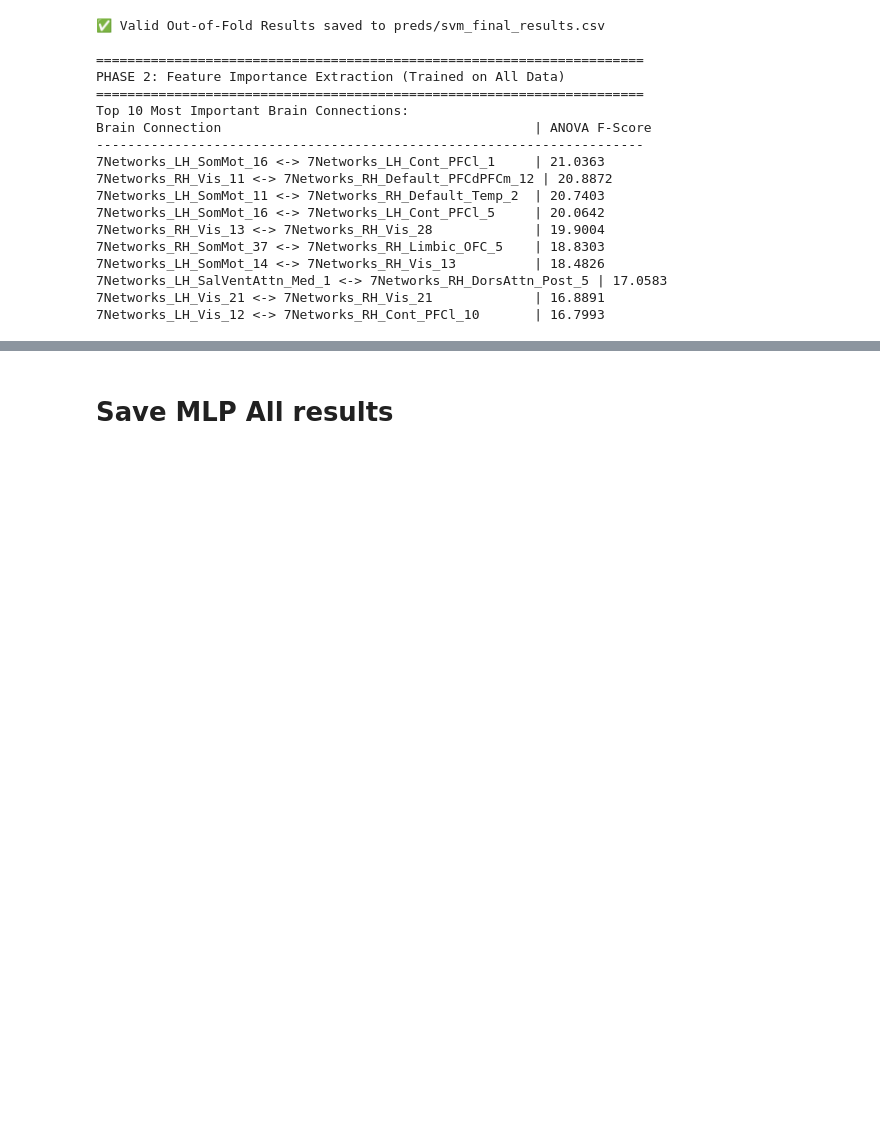
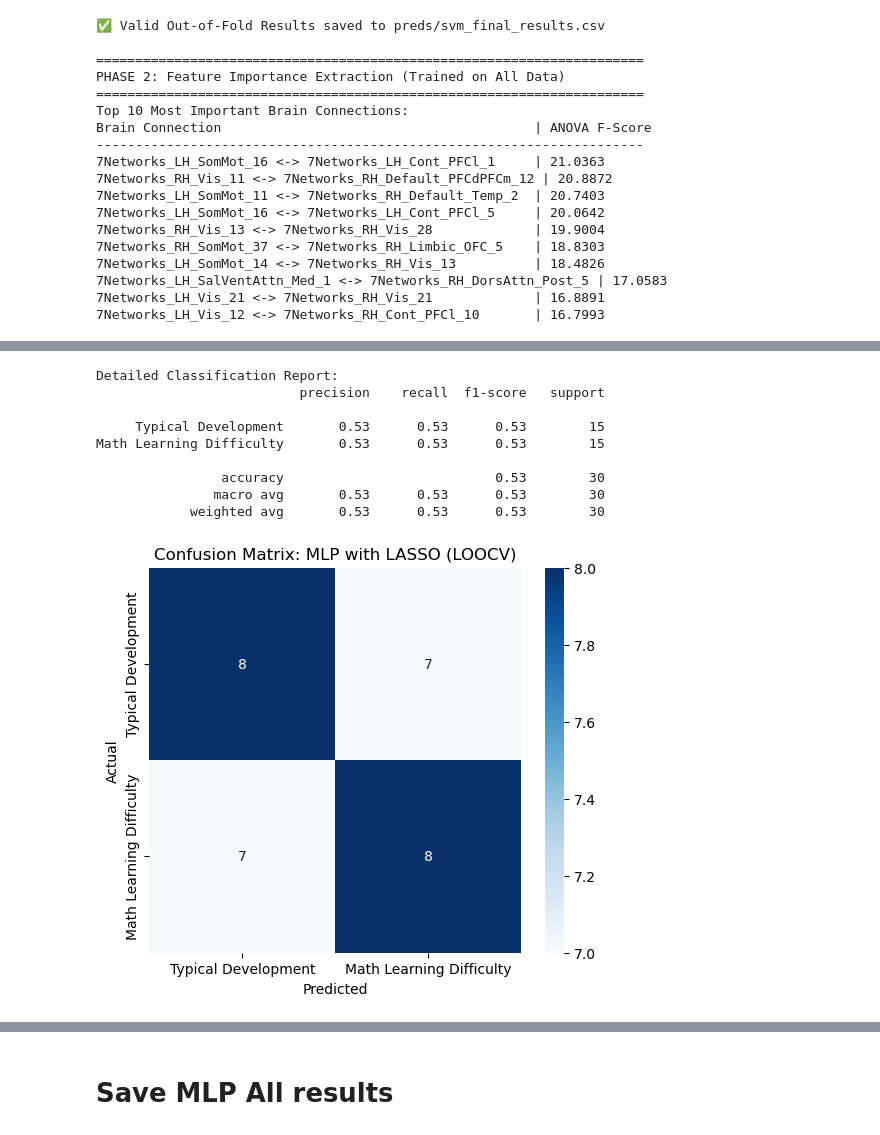
Before and after one commit to JJChong777/brain-math, a Jupyter notebook: MLP.ipynb, the cells around one changed output, grey strips where cells are left out. Drawn from its saved outputs; the diff is of its cells as text; code cells hidden in the pictures; blank space fills up the shorter version.

```diff
--- a/MLP.ipynb
+++ b/MLP.ipynb
@@ -1110,0 +1608,32 @@ Brain Connection                                        | ANOVA F-Score
+# %%
+import torch.nn as nn
+import torch.optim as optim
+import torch
+
+class GatedBrainMLP(nn.Module):
+    def __init__(self, input_dim=100):
+        super(GatedBrainMLP, self).__init__()
+
+        # Learnable gating weights for each of the 100 input features
+        # Initialized to 1.0 so all features start as fully "active"
+        self.gates = nn.Parameter(torch.ones(input_dim))
+
+        # Your standard MLP layers
+        self.layer1 = nn.Linear(input_dim, 32)
+        self.relu = nn.ReLU()
+        self.output = nn.Linear(32, 1)
+        self.sigmoid = nn.Sigmoid()
+
+    def forward(self, x):
+        # 1. Constrain gates to be between 0 and 1
+        g = torch.clamp(self.gates, min=0.0, max=1.0)
+
+        # 2. Multiply input features by the gate weights
+        gated_x = x * g
+
+        # 3. Pass through the normal MLP
+        out = self.relu(self.layer1(gated_x))
+        out = self.sigmoid(self.output(out))
+
+        # Return both the prediction and the current gate values
+        return out, g
@@ -1110,0 +1729,3 @@ Brain Connection                                        | ANOVA F-Score
+# %%
+X_avg, y_avg = get_all_data()
+all_test_labels, all_test_probs, all_test_preds, feature_weights, selected_indices = train_gated_mlp_model(X_avg, y_avg)
@@ -1110,0 +1741,13 @@ Brain Connection                                        | ANOVA F-Score
+# %%
+plt_confusion_matrix(all_test_labels, all_test_preds)
+# %% [output]
+Detailed Classification Report:
+                          precision    recall  f1-score   support
+
+     Typical Development       0.53      0.53      0.53        15
+Math Learning Difficulty       0.53      0.53      0.53        15
+
+                accuracy                           0.53        30
+               macro avg       0.53      0.53      0.53        30
+            weighted avg       0.53      0.53      0.53        30
+[figure, added]
```
Also changed, not shown: parts of 8 cells of this notebook, 2 other files.
